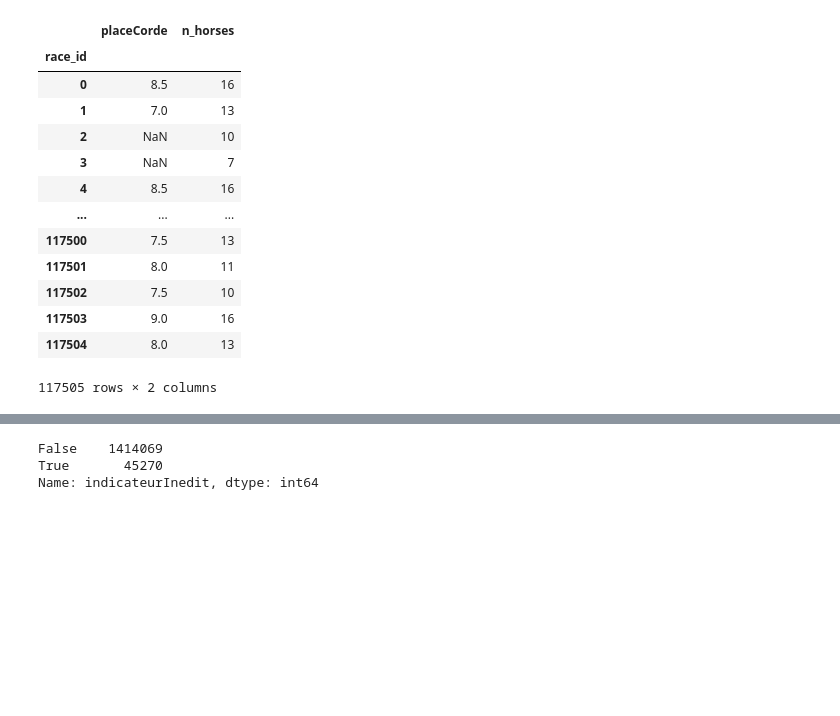
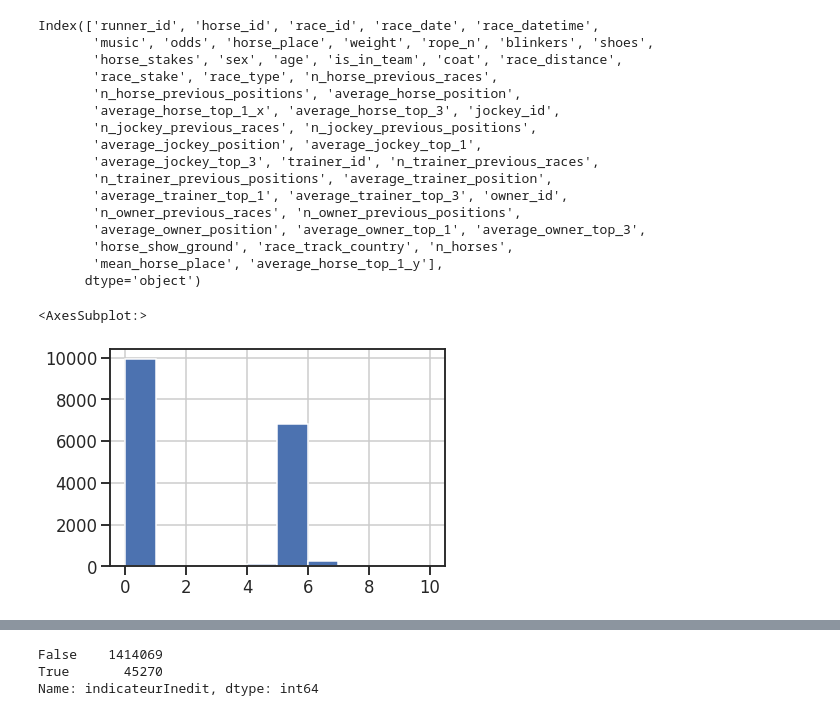
Before and after one commit to M3g4lodon/Benter-Project, a Jupyter notebook: scripts/Exploratory Data Analysis.ipynb, the cells around one changed output, grey strips where cells are left out. Cells and saved outputs as stored; diff of their text form; code cells hidden in the pictures; blank space fills up the shorter version.

```diff
--- a/scripts/Exploratory Data Analysis.ipynb
+++ b/scripts/Exploratory Data Analysis.ipynb
@@ -14,9 +14,11 @@ import seaborn as sns
 
 from utils import import_data
 from utils import preprocess
-from constants import SOURCE_PMU
+from constants import Sources
 
 sns.set(style="ticks", context="talk")
+
+source= Sources.UNIBET
 # %%
-race_horse_df = import_data.load_featured_data(source=SOURCE_PMU)
-x = preprocess.preprocess(race_horse_df=race_horse_df, source=SOURCE_PMU)
+race_horse_df = import_data.load_featured_data(source=source)
+x = preprocess.preprocess(race_horse_df=race_horse_df, source=source)
@@ -23,21 +43,29 @@ x = preprocess.preprocess(race_horse_df=race_horse_df, source=SOURCE_PMU)
+# %%
+race_horse_df.columns
+# %% [output]
+Index(['runner_id', 'horse_id', 'race_id', 'race_date', 'race_datetime',
+       'music', 'odds', 'horse_place', 'weight', 'rope_n', 'blinkers', 'shoes',
+       'horse_stakes', 'sex', 'age', 'is_in_team', 'coat', 'race_distance',
+       'race_stake', 'race_type', 'n_horse_previous_races',
+       'n_horse_previous_positions', 'average_horse_position',
+       'average_horse_top_1_x', 'average_horse_top_3', 'jockey_id',
+       'n_jockey_previous_races', 'n_jockey_previous_positions',
+       'average_jockey_position', 'average_jockey_top_1',
+       'average_jockey_top_3', 'trainer_id', 'n_trainer_previous_races',
+       'n_trainer_previous_positions', 'average_trainer_position',
+       'average_trainer_top_1', 'average_trainer_top_3', 'owner_id',
+       'n_owner_previous_races', 'n_owner_previous_positions',
+       'average_owner_position', 'average_owner_top_1', 'average_owner_top_3',
+       'horse_show_ground', 'race_track_country', 'n_horses',
+       'mean_horse_place', 'average_horse_top_1_y'],
+      dtype='object')
 # %%
-race_df=race_horse_df.groupby('race_id')['placeCorde'].agg('mean').to_frame()
+col = 'placeCorde' if source == Sources.PMU else 'rope_n'
+race_df=race_horse_df.groupby('race_id')[col].agg('mean').to_frame()
 # %%
 race_df['n_horses']=race_horse_df.groupby('race_id')['n_horses'].agg('first')
-# %%
-race_df
-# %% [output]
-|  | placeCorde | n_horses |
-| race_id |  |  |
-| 0 | 8.5 | 16 |
-| 1 | 7.0 | 13 |
-| 2 | NaN | 10 |
-| 3 | NaN | 7 |
-| 4 | 8.5 | 16 |
-| ... | ... | ... |
-| 117500 | 7.5 | 13 |
-| 117501 | 8.0 | 11 |
-| 117502 | 7.5 | 10 |
-| 117503 | 9.0 | 16 |
-| 117504 | 8.0 | 13 |
-117505 rows × 2 columns
+# %%
+race_df[race_df['n_horses']==10][col].hist(bins=10)
+# %% [output]
+<AxesSubplot:>
+[figure, added]
```
Also changed, not shown: parts of 3 cells of this notebook, 22 other files.
